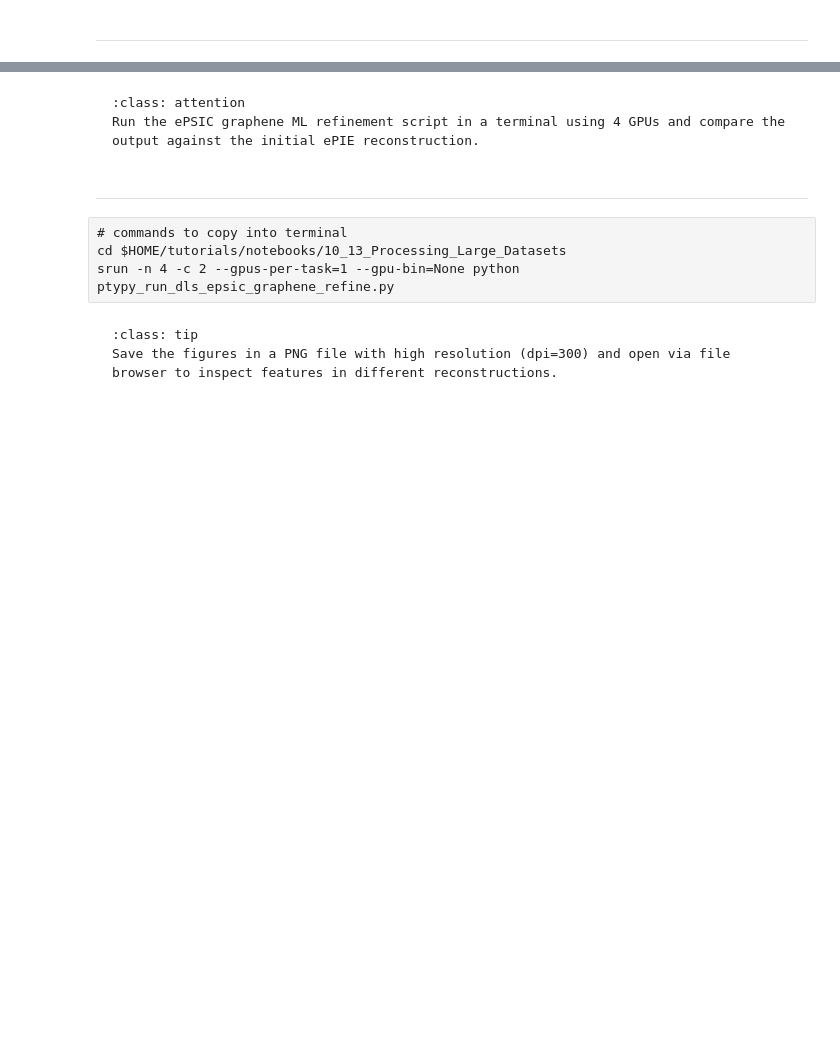
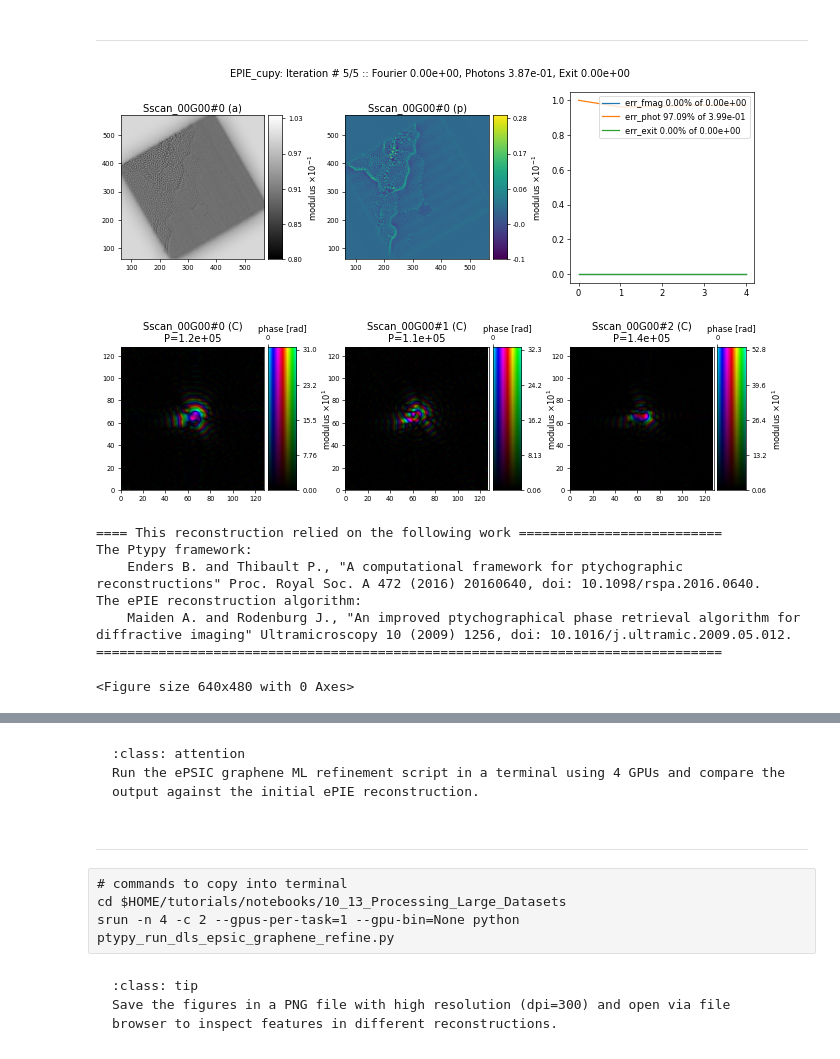
Before and after one commit to ptycho/tutorials, a Jupyter notebook: _sources/notebooks/ptychography_with_electrons/02_start_from_previous_reconstruction.ipynb, the cells around one changed output, grey strips where cells are left out. Drawn from its saved outputs; the diff is of its cells as text; code cells hidden in the pictures; blank space fills up the shorter version.

```diff
--- a/_sources/notebooks/ptychography_with_electrons/02_start_from_previous_reconstruction.ipynb
+++ b/_sources/notebooks/ptychography_with_electrons/02_start_from_previous_reconstruction.ipynb
@@ -141,7 +144,7 @@ import ptypy.utils as u
 ptypy.load_ptyscan_module("epsic_loader")
 
 # This will import the GPU engines
-ptypy.load_gpu_engines("cuda")
+ptypy.load_gpu_engines("cupy")
 
 # Root directory of tutorial data
 tutorial_data_home = "../../data/"
@@ -233,34 +236,43 @@ p.scans.scan_00.data.numpos = 255
 # if energy is given as electron energy in kV
 p.scans.scan_00.data.electron_data = True
 p.scans.scan_00.data.psize = 220e-6
 p.scans.scan_00.data.energy = 80
 p.scans.scan_00.data.distance = 0.1732
 
 # Read detector mask
 # p.scans.scan_00.data.mask = u.Param()
 # p.scans.scan_00.data.mask.file = path_to_data
 # p.scans.scan_00.data.mask.key = "data/mask"
 # p.scans.scan_00.data.mask.invert = True
 
 # Determine diffraction center from the data
 p.scans.scan_00.data.auto_center = True
 
 # Reconstruct using GPU-accelerated ePIE
 p.engines = u.Param()
 p.engines.engine = u.Param()
-p.engines.engine.name = "EPIE_pycuda"
+p.engines.engine.name = "EPIE_cupy"
 p.engines.engine.numiter = 5
 p.engines.engine.numiter_contiguous = 1
 p.engines.engine.alpha = 0.9
 p.engines.engine.beta = 0.1
 p.engines.engine.object_norm_is_global = True
 p.engines.engine.probe_support = None
 p.engines.engine.probe_fourier_support = None
 p.engines.engine.probe_update_start = 0
 p.engines.engine.record_local_error = False
 
 # Run reconstruction
 P = ptypy.core.Ptycho(p,level=5)
+# %% [output]
+[figure, added]
+==== This reconstruction relied on the following work ==========================
+The Ptypy framework:
+    Enders B. and Thibault P., "A computational framework for ptychographic reconstructions" Proc. Royal Soc. A 472 (2016) 20160640, doi: 10.1098/rspa.2016.0640.
+The ePIE reconstruction algorithm:
+    Maiden A. and Rodenburg J., "An improved ptychographical phase retrieval algorithm for diffractive imaging" Ultramicroscopy 10 (2009) 1256, doi: 10.1016/j.ultramic.2009.05.012.
+================================================================================
+<Figure size 640x480 with 0 Axes>
 # %% [markdown]
 ## Refinement using maximum likelihood (ML) engine
 
```
Also changed, not shown: parts of 3 cells of this notebook, 9 other files.
